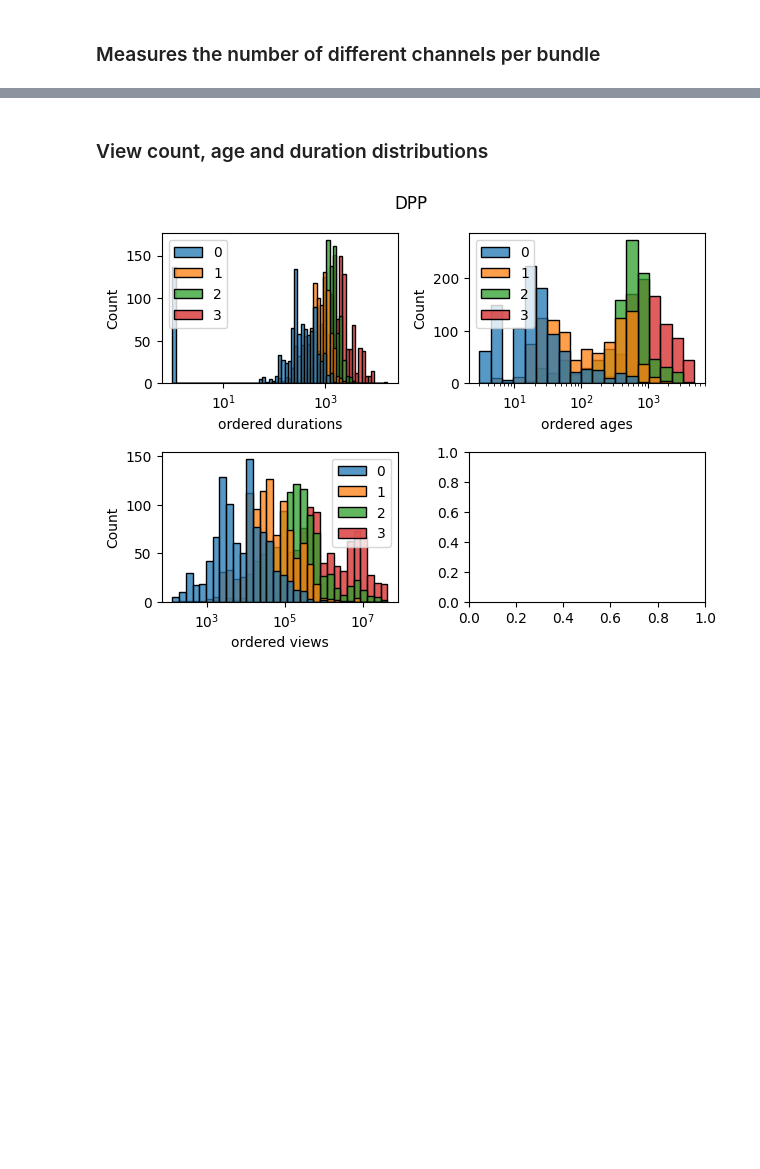
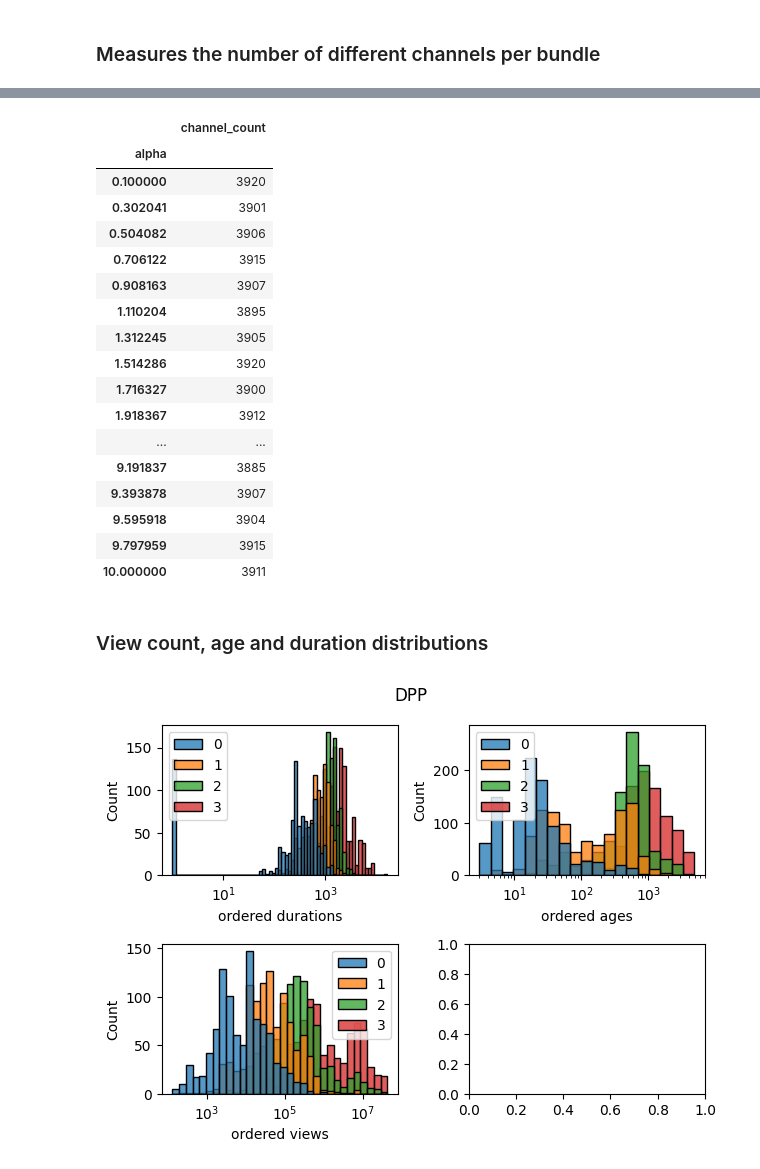
Before and after one commit to ArfyK/tournesol-dpp, a Jupyter notebook: bundle_statistics.ipynb, the cells around one changed output, grey strips where cells are left out. Saved outputs shown, nothing was run; the diff lists cells and outputs as text; code cells hidden in the pictures; blank space fills up the shorter version.

```diff
--- a/bundle_statistics.ipynb
+++ b/bundle_statistics.ipynb
@@ -78,3 +88,24 @@ sns.histplot(n_channel, log_scale=(False, True))
+# %%
+n_channel.groupby(by='alpha').sum()
+# %% [output]
+|  | channel_count |
+| alpha |  |
+| 0.100000 | 3920 |
+| 0.302041 | 3901 |
+| 0.504082 | 3906 |
+| 0.706122 | 3915 |
+| 0.908163 | 3907 |
+| 1.110204 | 3895 |
+| 1.312245 | 3905 |
+| 1.514286 | 3920 |
+| 1.716327 | 3900 |
+| 1.918367 | 3912 |
+| ... | ... |
+| 9.191837 | 3885 |
+| 9.393878 | 3907 |
+| 9.595918 | 3904 |
+| 9.797959 | 3915 |
+| 10.000000 | 3911 |
 # %% [markdown]
 ### View count, age and duration distributions
 # %%
```
Also changed, not shown: parts of 3 cells of this notebook.
